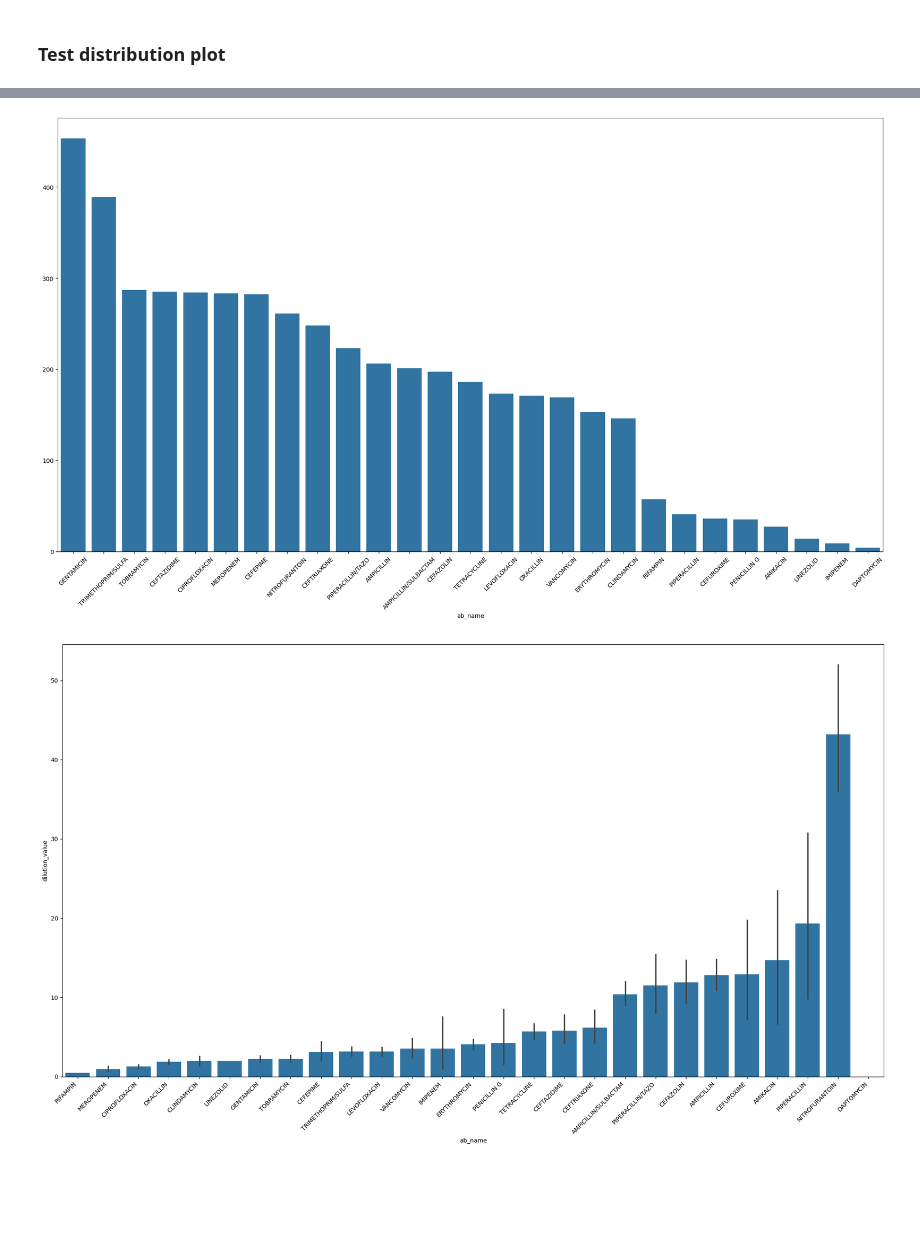
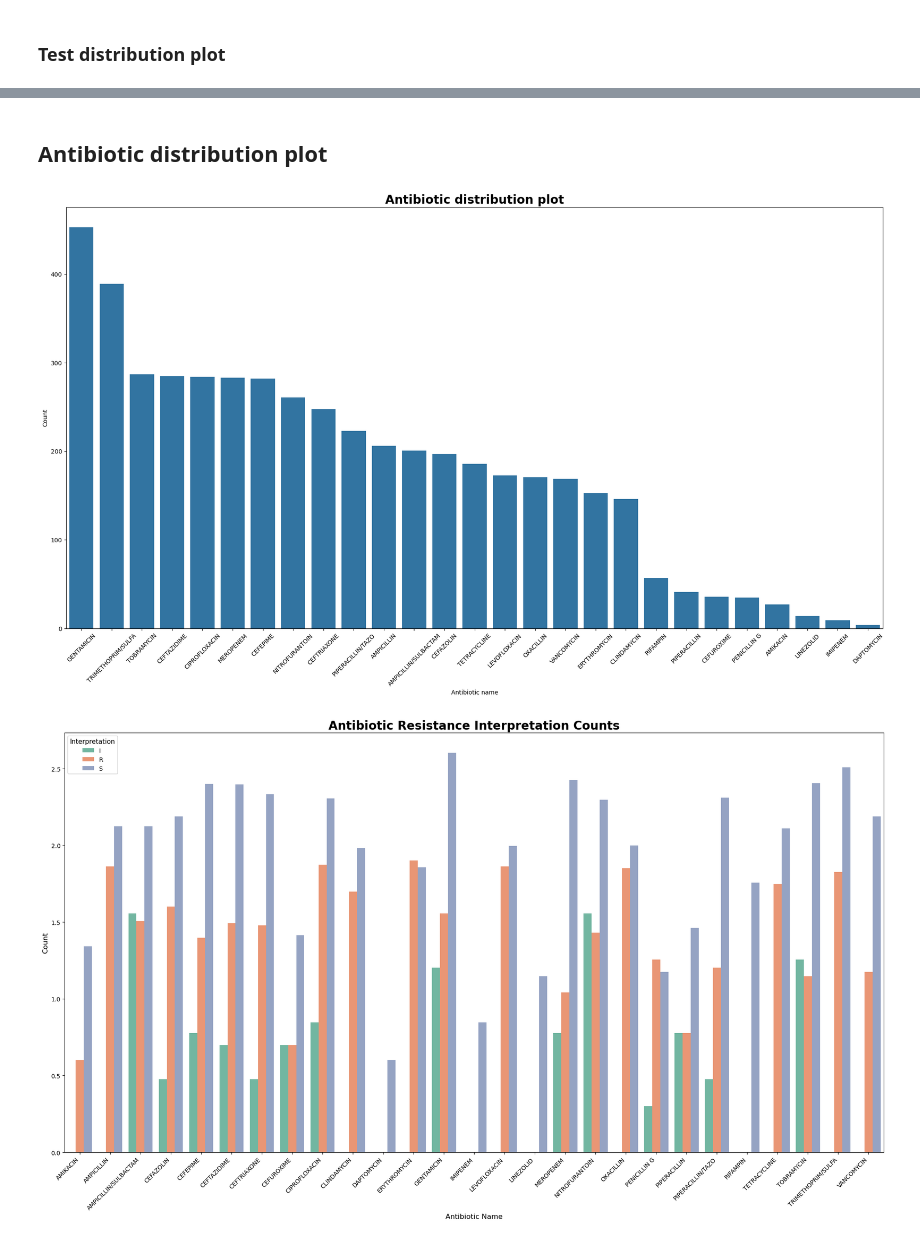
Before and after one commit to TommyTokk/DA4DH, a Jupyter notebook: notebooks/DataUnderstanding/data_understanding_micro_bio.ipynb, the cells around one changed output, grey strips where cells are left out. Saved outputs shown, nothing was run; the diff lists cells and outputs as text; code cells hidden in the pictures; blank space fills up the shorter version.

```diff
--- a/notebooks/DataUnderstanding/data_understanding_micro_bio.ipynb
+++ b/notebooks/DataUnderstanding/data_understanding_micro_bio.ipynb
@@ -142,21 +188,50 @@ plt.show()
+# %% [markdown]
+## Antibiotic distribution plot
 # %%
 ab_count = lab_events_df['ab_name'].value_counts()
 
 plt.figure(figsize=(20, 12))
 sns.barplot(x=ab_count.index, y=ab_count.values)
-
+plt.title("Antibiotic distribution plot", fontsize=20, fontweight="bold")
+plt.xlabel("Antibiotic name")
+plt.ylabel("Count")
 plt.xticks(rotation=45)
 plt.tight_layout()
 plt.show()
 # %% [output]
-[figure, old version]
+[figure, new version]
 # %%
-order = lab_events_df.groupby('ab_name')['dilution_value'].mean().sort_values().index
+# Get the counts
+resistant_counts = np.log10(lab_events_df.groupby("ab_name")['interpretation'].value_counts().replace(0, np.nan))
+counts_df = resistant_counts.reset_index(name='count')
 
-plt.figure(figsize=(20, 12))
-sns.barplot(data=lab_events_df, x='ab_name', y='dilution_value', order=order)
+# Calculate average count for each interpretation to determine order
+interpretation_avg = counts_df.groupby('interpretation')['count'].mean().sort_values(ascending=True)
+sorted_interpretations = interpretation_avg.index.tolist()
+
+# Create the plot
+fig, ax = plt.subplots(figsize=(20,12))
+
+# Create grouped barplot with sorted hue order
+sns.barplot(
+    data=counts_df,
+    x='ab_name',
+    y='count',
+    hue='interpretation',
+    ax=ax,
+    palette='Set2',
+    hue_order=sorted_interpretations
+)
+
+# Customize the plot
+ax.set_title('Antibiotic Resistance Interpretation Counts', fontsize=20, fontweight='bold')
+ax.set_xlabel('Antibiotic Name', fontsize=12)
+ax.set_ylabel('Count', fontsize=12)
+ax.legend(title='Interpretation', title_fontsize=11, fontsize=10)
+
 plt.xticks(rotation=45, ha='right')
 plt.tight_layout()
+
 plt.show()
 # %% [output]
-[figure, old version]
+[figure, new version]
```
Also changed, not shown: parts of 8 cells of this notebook.
